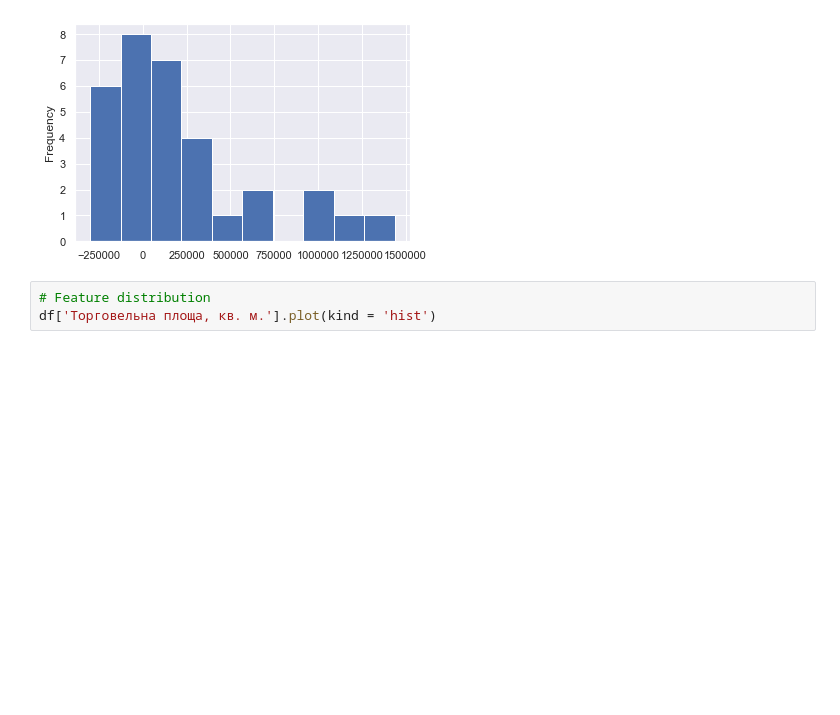
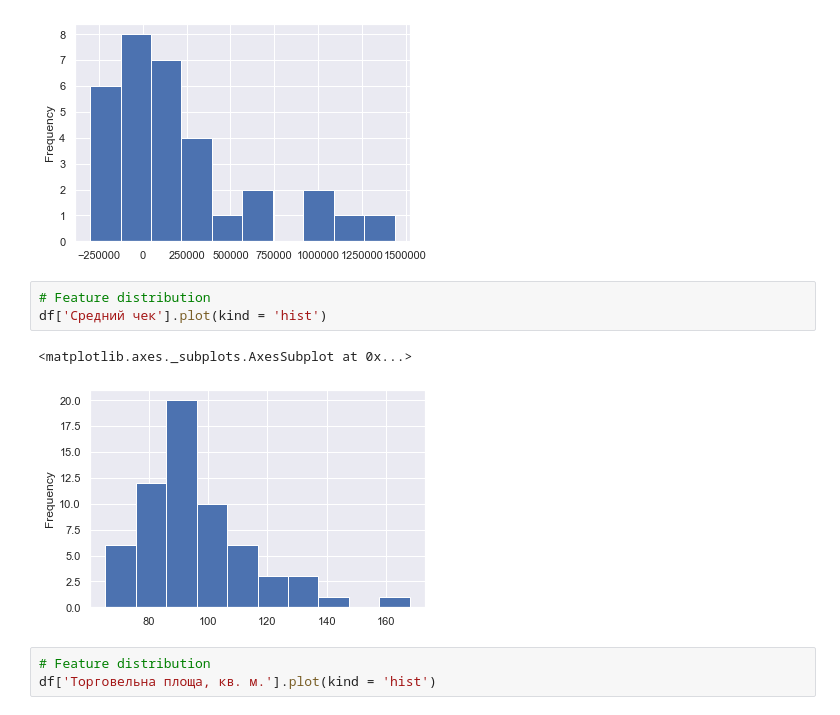
Before and after one commit to katerynakononova/RodKol, a Jupyter notebook: Kolbaska.ipynb, the cells around one changed output. Saved outputs shown, nothing was run; the diff lists cells and outputs as text; blank space fills up the shorter version.

```diff
--- a/Kolbaska.ipynb
+++ b/Kolbaska.ipynb
@@ -192,6 +192,12 @@ df['Прибуток підрозділу'].plot(kind = 'hist')
 # %% [output]
 <matplotlib.axes._subplots.AxesSubplot at 0x...>
 [figure]
+# %%
+# Feature distribution
+df['Средний чек'].plot(kind = 'hist')
+# %% [output]
+<matplotlib.axes._subplots.AxesSubplot at 0x...>
+[figure, added]
 # %%
 # Feature distribution
 df['Торговельна площа, кв. м.'].plot(kind = 'hist')
```
Also changed, not shown: parts of 2 cells of this notebook.
